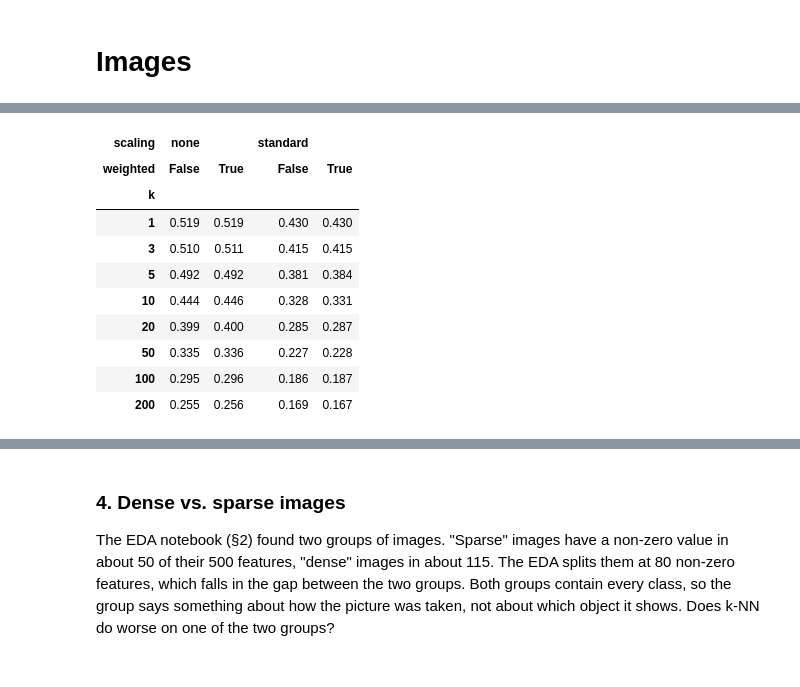
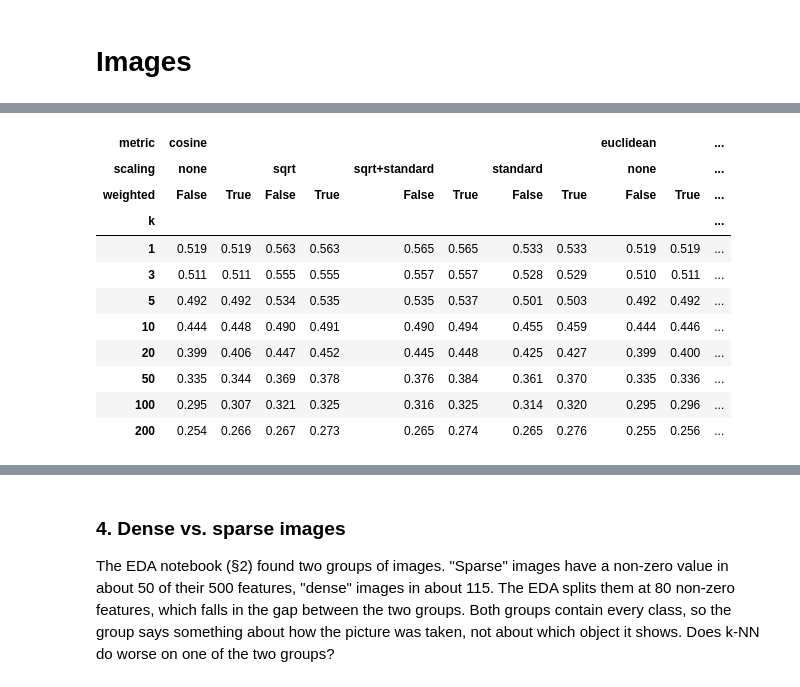
Before and after one commit to COMP472-Fall2026/Team14_NN, a Jupyter notebook: notebooks/02_knn.ipynb, the cells around one changed output, grey strips where cells are left out. Drawn from its saved outputs; the diff is of its cells as text; code cells hidden in the pictures.

```diff
--- a/notebooks/02_knn.ipynb
+++ b/notebooks/02_knn.ipynb
@@ -51,42 +51,45 @@ K_VALUES = [1, 3, 5, 10, 20, 50, 100, 200]
 
 # Feature scaling. Each entry makes a fresh list of transforms. evaluate() fits
 # them on the train split only, then applies them to the validation split.
-SCALINGS = {
+IMAGE_SCALINGS = {
     "none": lambda: [],
     "standard": lambda: [Standardizer()],
+    "sqrt": lambda: [SqrtTransform()],
+    "sqrt+standard": lambda: [SqrtTransform(), Standardizer()],
 }
 
-# Distance: euclidean only in the sweep.
-# - cosine: every image row has length exactly 1. For length-1 vectors,
-#   euclidean^2 = 2 * cosine distance, so cosine ranks the neighbours in the
-#   same order and gives the same predictions. No point running it.
+# Distance: euclidean and cosine in the sweep.
+# - On the original features every row has length 1, so the two rank neighbours
+#   the same way. After standardizing or taking the square root, row lengths
+#   differ and the two distances can give different results.
 # - manhattan: about 100x slower (no matrix-multiplication shortcut), so it
 #   gets a single run further down, with the best settings from the sweep.
 
 image_rows = []
-for scaling, make_transforms in SCALINGS.items():
+for scaling, make_transforms in IMAGE_SCALINGS.items():
     for weighted in [False, True]:
-        for k in K_VALUES:
-            model = KNNClassifier(k=k, metric="euclidean", weighted=weighted)
-            # train_metrics=False: predicting all 16,000 training rows is slow,
-            # and each training row finds itself as its own nearest neighbour,
-            # so training accuracy tells us little for k-NN.
-            metrics, _ = evaluate(model, image_data, transforms=make_transforms(), train_metrics=False)
-            image_rows.append(
-                {"metric": "euclidean", "k": k, "weighted": weighted, "scaling": scaling, **metrics}
-            )
-            print(f"scaling={scaling:8s} weighted={weighted!s:5s} k={k:3d}  val_acc={metrics['val_acc']:.3f}")
+        for metric in ["euclidean", "cosine"]:
+            for k in K_VALUES:
+                model = KNNClassifier(k=k, metric=metric, weighted=weighted)
+                # train_metrics=False: predicting all 16,000 training rows is slow,
+                # and each training row finds itself as its own nearest neighbour,
+                # so training accuracy tells us little for k-NN.
+                metrics, _ = evaluate(model, image_data, transforms=make_transforms(), train_metrics=False)
+                image_rows.append(
+                    {"metric": metric, "k": k, "weighted": weighted, "scaling": scaling, **metrics}
+                )
+                print(f"{metric:9s} scaling={scaling:13s} weighted={weighted!s:5s} k={k:3d}  val_acc={metrics['val_acc']:.3f}")
 
-# Manhattan: one run (about 2 minutes) with the best euclidean settings.
+# Manhattan: one run (about 2 minutes) with the best settings from the sweep.
 best = max(image_rows, key=lambda r: r["val_acc"])
 model = KNNClassifier(k=best["k"], metric="manhattan", weighted=best["weighted"])
-metrics, _ = evaluate(model, image_data, transforms=SCALINGS[best["scaling"]](), train_metrics=False)
+metrics, _ = evaluate(model, image_data, transforms=IMAGE_SCALINGS[best["scaling"]](), train_metrics=False)
 image_rows.append(
     {"metric": "manhattan", "k": best["k"], "weighted": best["weighted"], "scaling": best["scaling"], **metrics}
 )
 
 print(
-    f"\nBest euclidean: k={best['k']}, weighted={best['weighted']}, scaling={best['scaling']}"
+    f"\nBest {best['metric']}, k={best['k']}, weighted={best['weighted']}, scaling={best['scaling']}"
     f" -> val_acc={best['val_acc']:.3f}"
 )
 print(f"Manhattan, same settings -> val_acc={metrics['val_acc']:.3f}  ({metrics['predict_time_s']:.0f}s)")
@@ -96,9 +99,9 @@ print(f"Manhattan, same settings -> val_acc={metrics['val_acc']:.3f}  ({metrics[
 image_results = pd.DataFrame(image_rows)
 image_results.to_csv(RESULTS_DIR / "knn_image.csv", index=False)
 
-# Validation accuracy of the euclidean runs: one row per k,
-# one column per (scaling, weighted) combination.
-image_results[image_results["metric"] == "euclidean"].pivot_table(
-    index="k", columns=["scaling", "weighted"], values="val_acc"
+# Validation accuracy of the sweep runs: one row per k,
+# one column per (distance, scaling, weighted) combination.
+image_results[image_results["metric"] != "manhattan"].pivot_table(
+    index="k", columns=["metric", "scaling", "weighted"], values="val_acc"
 )
 # %% [output]
@@ -122,14 +125,15 @@ Manhattan, same settings -> val_acc=0.405  (98s)
-| scaling | none |  | standard |  |
-| weighted | False | True | False | True |
-| k |  |  |  |  |
-| 1 | 0.519 | 0.519 | 0.430 | 0.430 |
-| 3 | 0.510 | 0.511 | 0.415 | 0.415 |
-| 5 | 0.492 | 0.492 | 0.381 | 0.384 |
-| 10 | 0.444 | 0.446 | 0.328 | 0.331 |
-| 20 | 0.399 | 0.400 | 0.285 | 0.287 |
-| 50 | 0.335 | 0.336 | 0.227 | 0.228 |
-| 100 | 0.295 | 0.296 | 0.186 | 0.187 |
-| 200 | 0.255 | 0.256 | 0.169 | 0.167 |
+| metric | cosine |  |  |  |  |  |  |  | euclidean |  | ... |
+| scaling | none |  | sqrt |  | sqrt+standard |  | standard |  | none |  | ... |
+| weighted | False | True | False | True | False | True | False | True | False | True | ... |
+| k |  |  |  |  |  |  |  |  |  |  | ... |
+| 1 | 0.519 | 0.519 | 0.563 | 0.563 | 0.565 | 0.565 | 0.533 | 0.533 | 0.519 | 0.519 | ... |
+| 3 | 0.511 | 0.511 | 0.555 | 0.555 | 0.557 | 0.557 | 0.528 | 0.529 | 0.510 | 0.511 | ... |
+| 5 | 0.492 | 0.492 | 0.534 | 0.535 | 0.535 | 0.537 | 0.501 | 0.503 | 0.492 | 0.492 | ... |
+| 10 | 0.444 | 0.448 | 0.490 | 0.491 | 0.490 | 0.494 | 0.455 | 0.459 | 0.444 | 0.446 | ... |
+| 20 | 0.399 | 0.406 | 0.447 | 0.452 | 0.445 | 0.448 | 0.425 | 0.427 | 0.399 | 0.400 | ... |
+| 50 | 0.335 | 0.344 | 0.369 | 0.378 | 0.376 | 0.384 | 0.361 | 0.370 | 0.335 | 0.336 | ... |
+| 100 | 0.295 | 0.307 | 0.321 | 0.325 | 0.316 | 0.325 | 0.314 | 0.320 | 0.295 | 0.296 | ... |
+| 200 | 0.254 | 0.266 | 0.267 | 0.273 | 0.265 | 0.274 | 0.265 | 0.276 | 0.255 | 0.256 | ... |
 # %% [markdown]
 ## Error analysis: the best image setting
 
```
Also changed, not shown: parts of 23 cells of this notebook, 3 other files.
